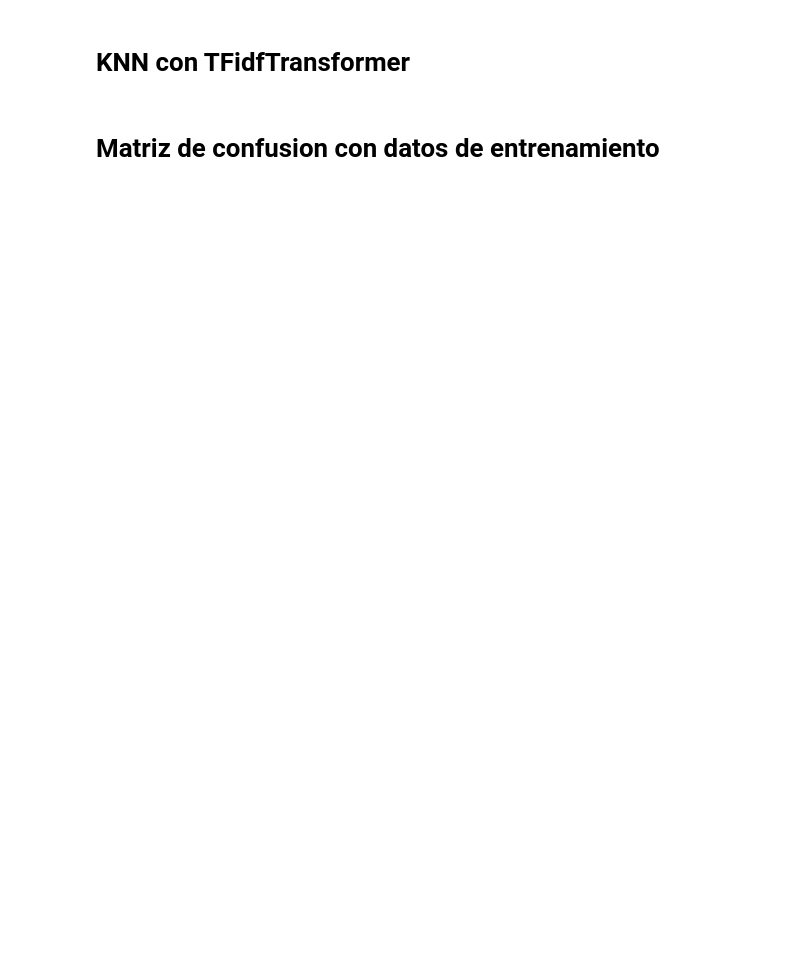
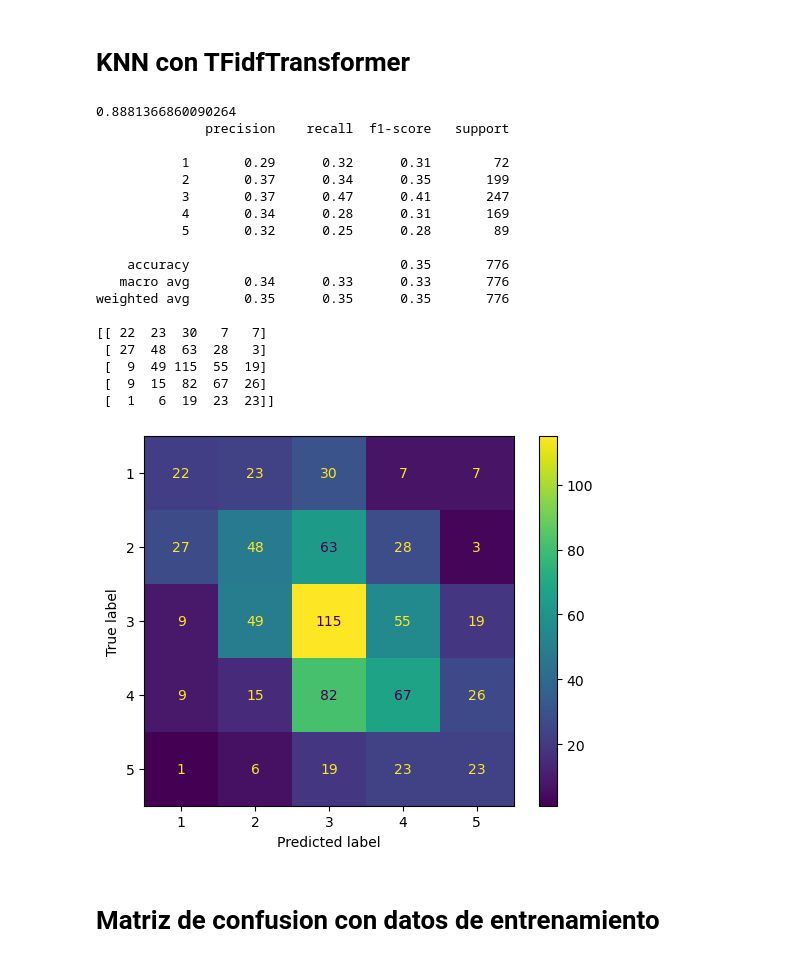
Before and after one commit to svroo/PNL-Escom, a Jupyter notebook: Joder es cine/cine.ipynb, the cells around one changed output. Drawn from its saved outputs; the diff is of its cells as text; code cells hidden in the pictures; blank space fills up the shorter version.

```diff
--- a/Joder es cine/cine.ipynb
+++ b/Joder es cine/cine.ipynb
@@ -243,18 +504,40 @@ plt.show()
 # %%
 model = KNeighborsClassifier(n_neighbors=5)
 
 # Train the model using the training sets
 model.fit(X_train, y_train)
 predicted= model.predict(X_test) # 0:Overcast, 2:Mild
 print(accuracy_score(y_train, y_predict))
 
 target_names = list(map(str, [1,2,3,4,5]))
-print(classification_report(y_train, y_predict, target_names=target_names))
-cm = confusion_matrix(y_train, y_predict, labels=[5,4,3,2,1])
+print(classification_report(y_test, predicted, target_names=target_names))
+
+
+cm = confusion_matrix(y_test, predicted, labels=[5,4,3,2,1])
 print(cm)
 disp = ConfusionMatrixDisplay(confusion_matrix=cm, display_labels=target_names)
 disp.plot()
 plt.show()
+# %% [output]
+0.8881366860090264
+              precision    recall  f1-score   support
+
+           1       0.29      0.32      0.31        72
+           2       0.37      0.34      0.35       199
+           3       0.37      0.47      0.41       247
+           4       0.34      0.28      0.31       169
+           5       0.32      0.25      0.28        89
+
+    accuracy                           0.35       776
+   macro avg       0.34      0.33      0.33       776
+weighted avg       0.35      0.35      0.35       776
+
+[[ 22  23  30   7   7]
+ [ 27  48  63  28   3]
+ [  9  49 115  55  19]
+ [  9  15  82  67  26]
+ [  1   6  19  23  23]]
+[figure, added]
 # %% [markdown]
 # Matriz de confusion con datos de entrenamiento
 # %%
```
Also changed, not shown: parts of 24 cells of this notebook.
